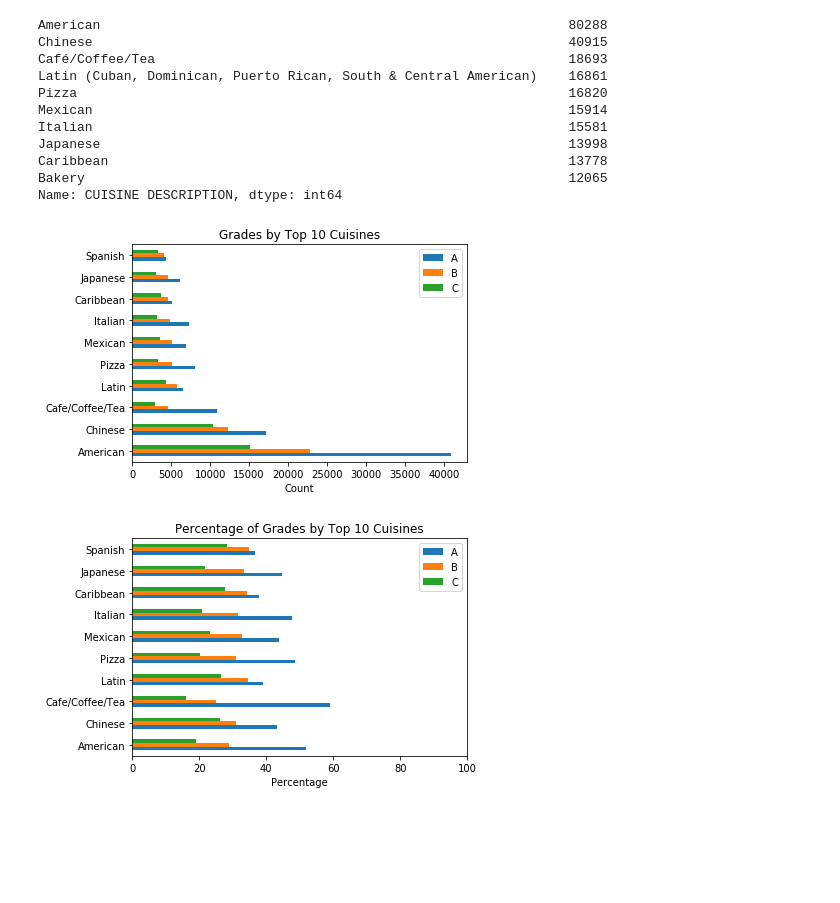
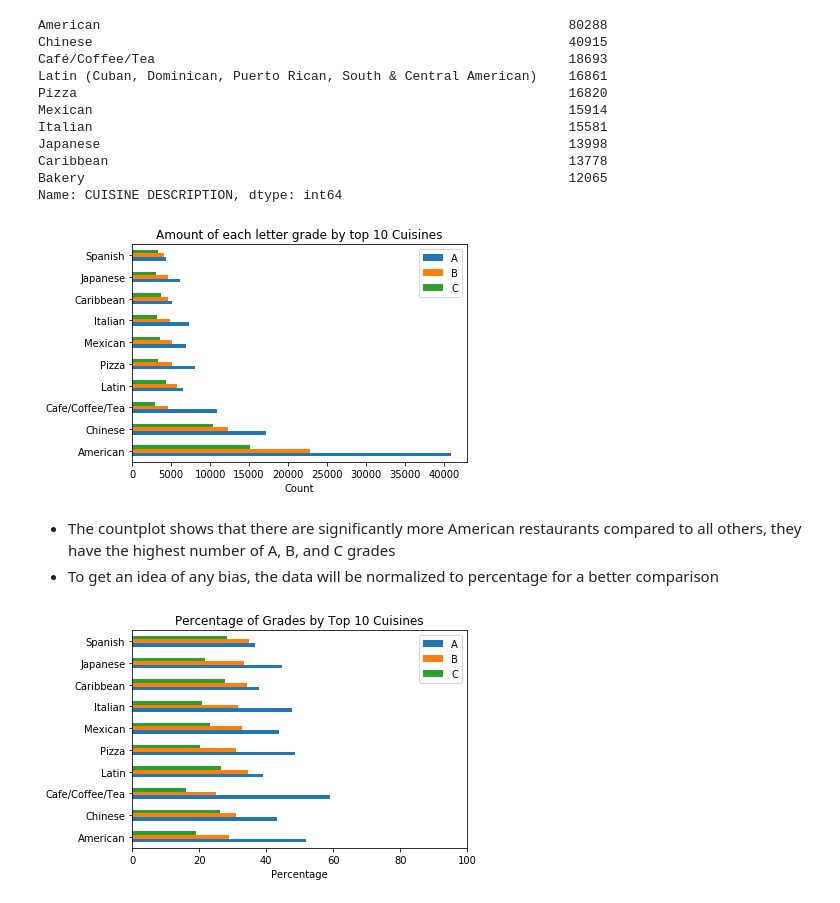
Before and after one commit to bhellner/nyc-food-grade, a Jupyter notebook: NYC Data Project_3.ipynb, the cells around one changed output. Drawn from its saved outputs; the diff is of its cells as text; code cells hidden in the pictures; blank space fills up the shorter version.

```diff
--- a/NYC Data Project_3.ipynb
+++ b/NYC Data Project_3.ipynb
@@ -265,13 +274,16 @@ Spanish = A_B_C_df[A_B_C_df['CUISINE DESCRIPTION'] == 'Spanish']['GRADE'].value_
 # %%
 #combining the separated dataframes to make a bar graph comparing the inspection grades
 grade_combo = pd.DataFrame({'American': American, 'Chinese': Chinese, 'Cafe/Coffee/Tea': Cafe_Coffee_Tea,'Latin': Latin,'Pizza':Pizza,'Mexican':Mexican,'Italian':Italian,'Caribbean':Caribbean, 'Japanese':Japanese,'Spanish': Spanish})
 transpose_grade_combo = grade_combo.transpose()
 
 
 transpose_grade_combo.plot.barh()
-plt.title('Grades by Top 10 Cuisines')
+plt.title('Amount of each letter grade by top 10 Cuisines')
 plt.xlabel('Count')
 plt.show()
 # %% [output]
-[figure, old version]
+[figure, new version]
+# %% [markdown]
+- The countplot shows that there are significantly more American restaurants compared to all others, they have the highest number of A, B, and C grades
+- To get an idea of any bias, the data will be normalized to percentage for a better comparison
 # %%
```
Also changed, not shown: parts of 65 cells of this notebook.
